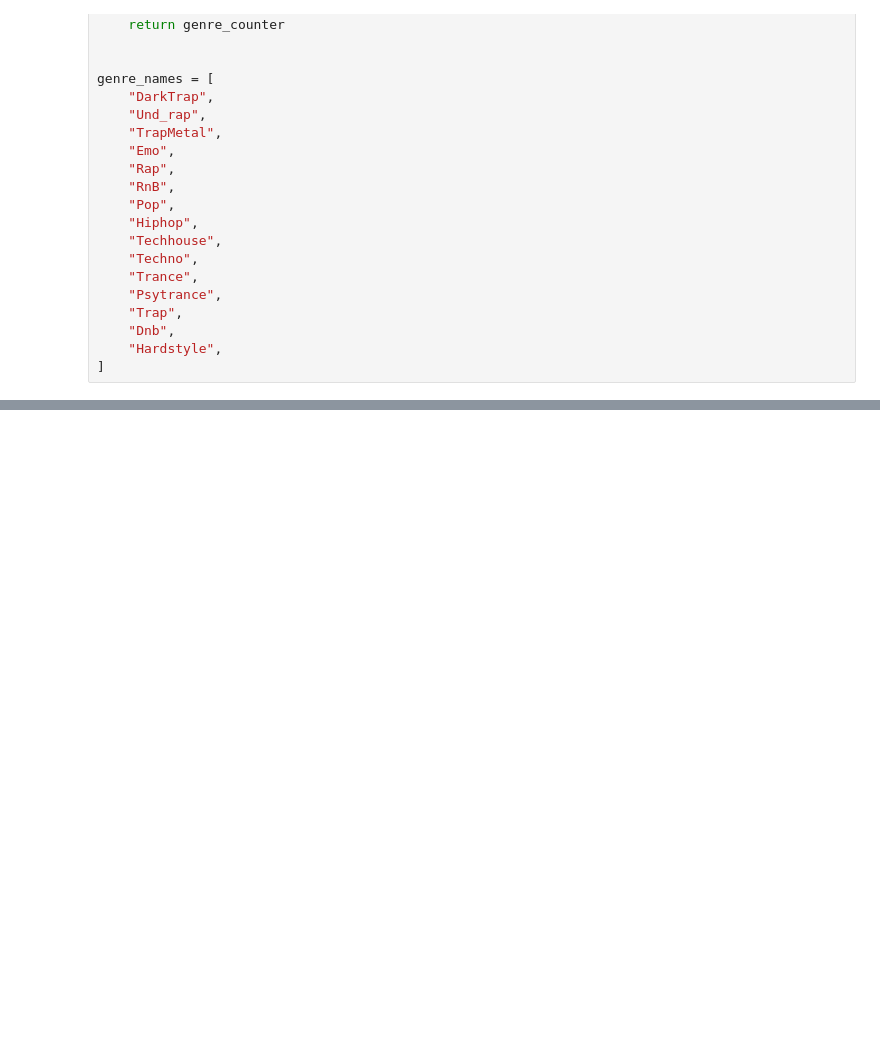
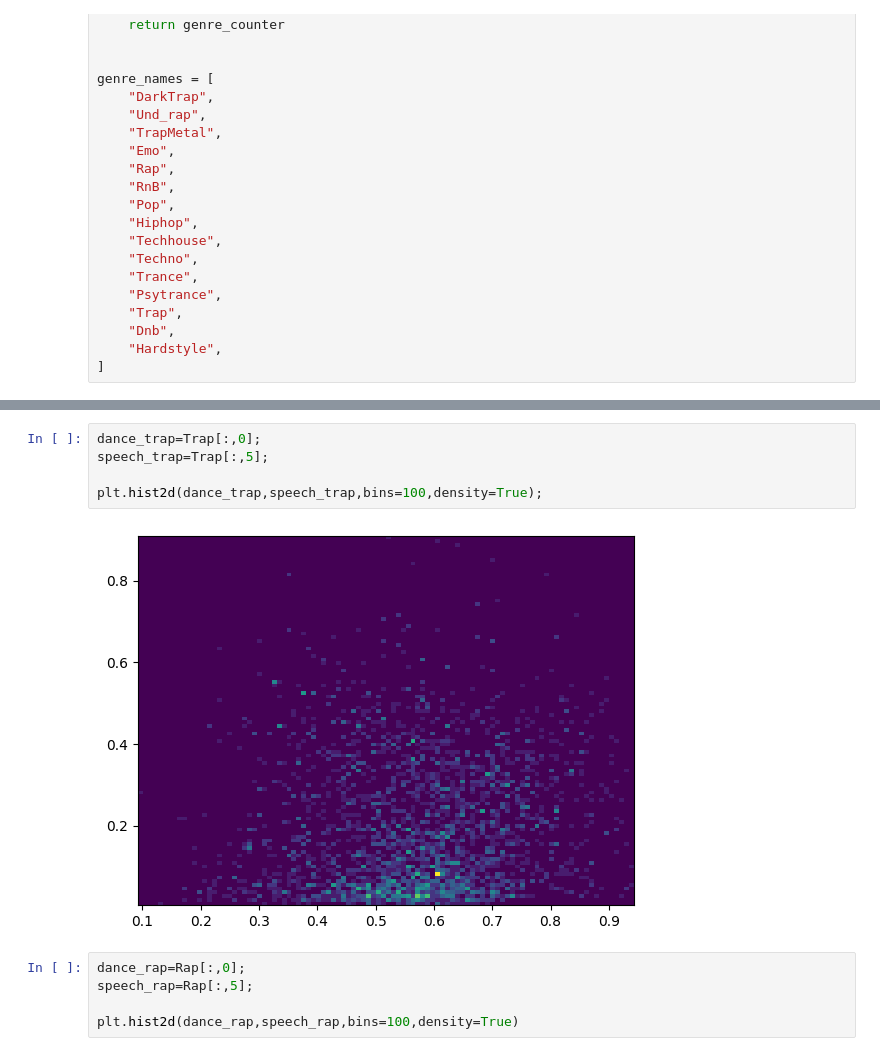
Before and after one commit to henrywhite2727/Genre_Predictor, a Jupyter notebook: testing.ipynb, the cells around one changed output, grey strips where cells are left out. Drawn from its saved outputs; the diff is of its cells as text; blank space fills up the shorter version.

```diff
--- a/testing.ipynb
+++ b/testing.ipynb
@@ -184,0 +274,12 @@ Text(0.5, 1.0, 'Genre Guesses for Hiphop Songs')
+# %%
+dance_trap=Trap[:,0];
+speech_trap=Trap[:,5];
+
+plt.hist2d(dance_trap,speech_trap,bins=100,density=True);
+# %% [output]
+[figure, added]
+# %%
+dance_rap=Rap[:,0];
+speech_rap=Rap[:,5];
+
+plt.hist2d(dance_rap,speech_rap,bins=100,density=True)
```
Also changed, not shown: parts of 6 cells of this notebook, 7 other files.
